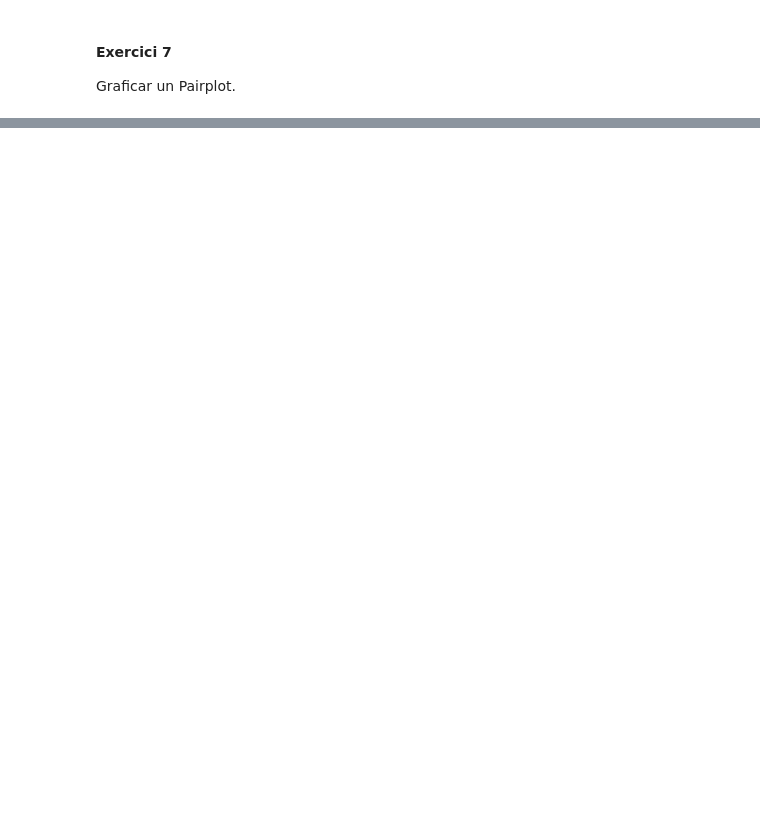
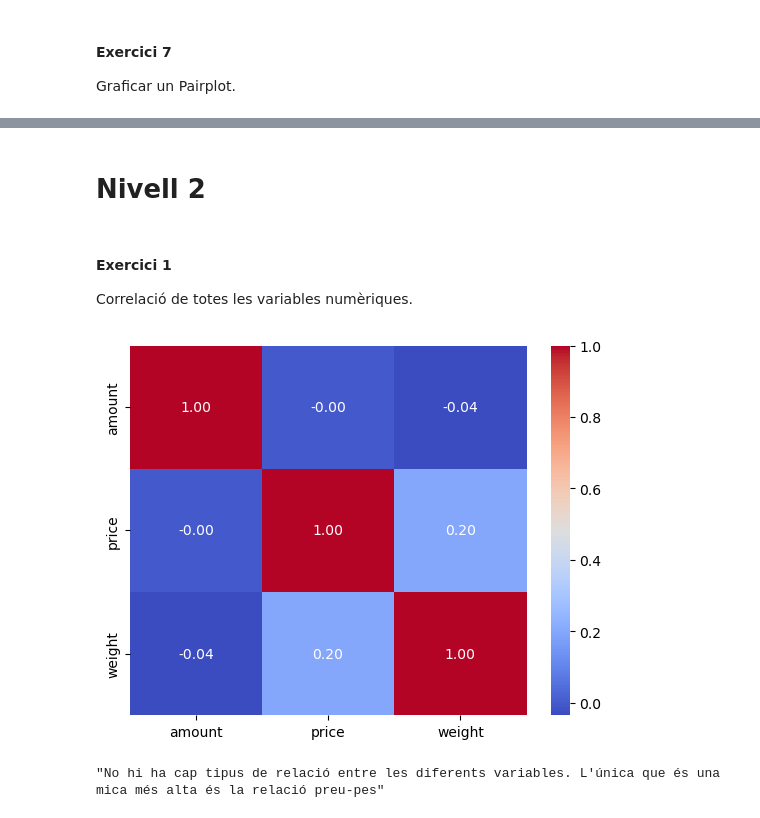
Before and after one commit to aleix-gb/Aleix-Gabarro-sprints, a Jupyter notebook: Sprint 8/Sprint 8.ipynb, the cells around one changed output, grey strips where cells are left out. Saved outputs shown, nothing was run; the diff lists cells and outputs as text; code cells hidden in the pictures; blank space fills up the shorter version.

```diff
--- a/Sprint 8/Sprint 8.ipynb
+++ b/Sprint 8/Sprint 8.ipynb
@@ -243,0 +258,30 @@ Graficar un Pairplot.
+# %% [markdown]
+# Nivell 2
+# %% [markdown]
+#### Exercici 1
+Correlació de totes les variables numèriques.
+# %%
+import seaborn as sns
+import pandas as pd
+import matplotlib.pyplot as plt
+
+df7 = dataframes["transactions"]
+df8 = dataframes["trasac_products"]
+df9 = dataframes["products"]
+
+df9["price"] = df9["price"].replace({r"\$":""}, regex=True).astype(float) #eliminem el $ de la columna
+
+taula1 = df7.merge(df8, left_on = "id", right_on="id", how="inner") #fem una primera unió entre transactions i trasac_products
+taula2 = taula1.merge(df9, left_on="product_id", right_on="id", how="inner") #segona unió entre l'anterior i la taula products
+
+taula_corr = taula2[["amount", "price", "weight"]] #creem variable amb les columnes que ens interessen
+
+correlation = taula_corr.corr() #fem la correlació entre les variables que hem seleccionat
+
+sns.heatmap(correlation, annot=True, cmap='coolwarm', fmt='.2f') #fem que ens ho mostri així: annot->afegir els valors de correlació, cmap->de tons blaus a vermells, fmt->round 2 decimals
+plt.show()
+
+"""No hi ha cap tipus de relació entre les diferents variables. L'única relació que és una mica més alta és la relació preu-pes"""
+# %% [output]
+[figure, added]
+"No hi ha cap tipus de relació entre les diferents variables. L'única que és una mica més alta és la relació preu-pes"
```
Also changed, not shown: parts of 11 cells of this notebook.
